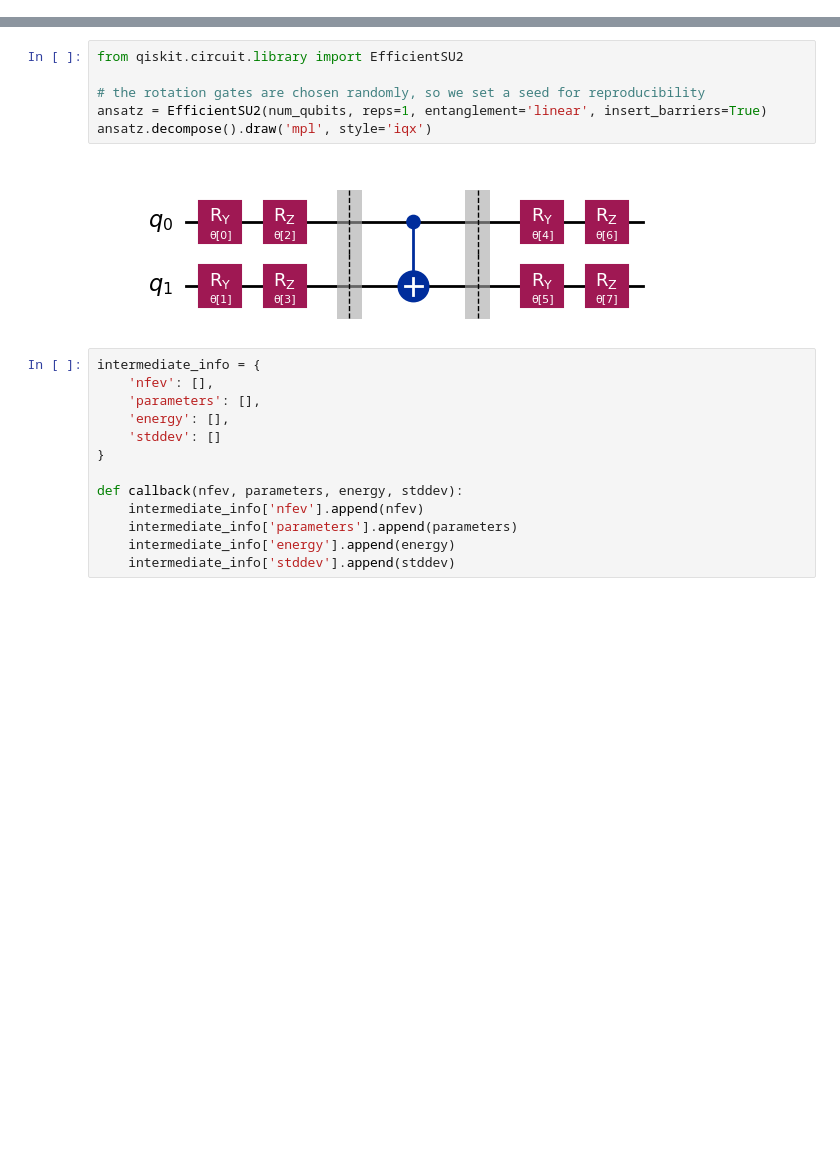
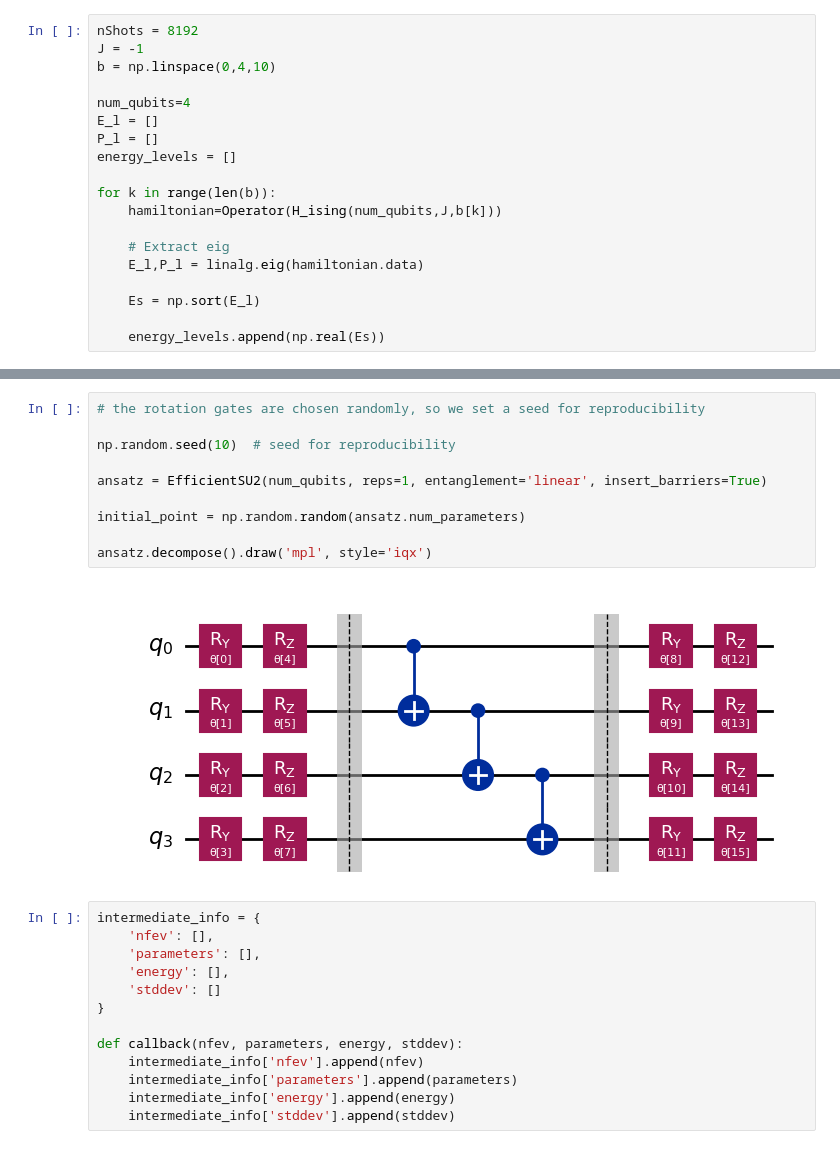
Before and after one commit to fabio99c/ProgettoAQM, a Jupyter notebook: Ground state.ipynb, the cells around one changed output, grey strips where cells are left out. Saved outputs shown, nothing was run; the diff lists cells and outputs as text; blank space fills up the shorter version.

```diff
--- a/Ground state.ipynb
+++ b/Ground state.ipynb
@@ -42,0 +60,19 @@ Calcolo ground state quantistico
+# %%
+nShots = 8192
+J = -1
+b = np.linspace(0,4,10)
+
+num_qubits=4
+E_l = []
+P_l = []
+energy_levels = []
+
+for k in range(len(b)):
+    hamiltonian=Operator(H_ising(num_qubits,J,b[k]))
+
+    # Extract eig
+    E_l,P_l = linalg.eig(hamiltonian.data)
+
+    Es = np.sort(E_l)
+
+    energy_levels.append(np.real(Es))
@@ -101,13 +135,17 @@ if BK == "hardware":
     quantum_instance = QuantumInstance(device,
                                        shots=nShots)
 # %%
-from qiskit.circuit.library import EfficientSU2
+# the rotation gates are chosen randomly, so we set a seed for reproducibility
 
-# the rotation gates are chosen randomly, so we set a seed for reproducibility
+np.random.seed(10)  # seed for reproducibility
+
 ansatz = EfficientSU2(num_qubits, reps=1, entanglement='linear', insert_barriers=True)
+
+initial_point = np.random.random(ansatz.num_parameters)
+
 ansatz.decompose().draw('mpl', style='iqx')
 # %% [output]
-[figure, old version]
+[figure, new version]
 # %%
 intermediate_info = {
     'nfev': [],
```
Also changed, not shown: parts of 14 cells of this notebook.
